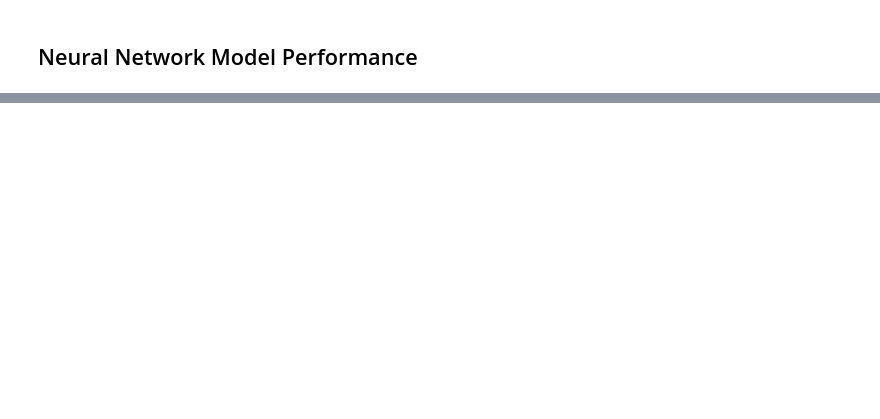
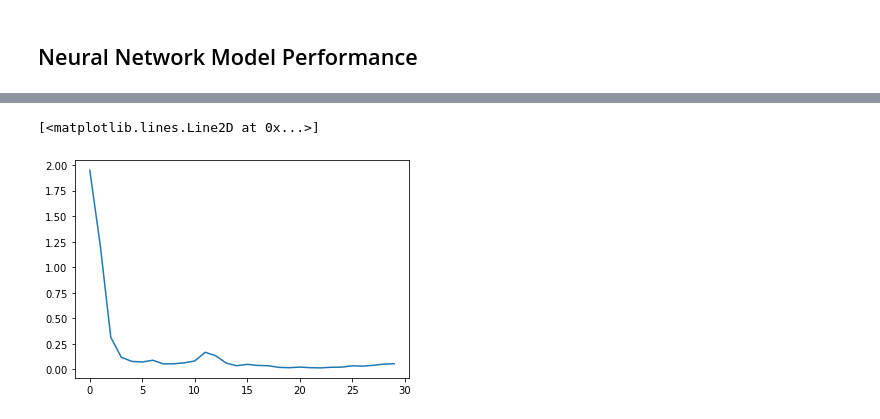
Before and after one commit to KiemNguyen/stock-market-prediction, a Jupyter notebook: stock_market_prediction.ipynb, the cells around one changed output, grey strips where cells are left out. Drawn from its saved outputs; the diff is of its cells as text; code cells hidden in the pictures; blank space fills up the shorter version.

```diff
--- a/stock_market_prediction.ipynb
+++ b/stock_market_prediction.ipynb
@@ -414,0 +417,11 @@ plt.show()
+# %%
+import keras.losses
+import tensorflow as tf
+
+def custom_loss(true_val, predict_val):
+    penalty = 500
+    loss = tf.where(tf.less(true_val * predict_val, 0), penalty * tf.square(true_val - predict_val), tf.square(true_val - predict_val))
+
+    return tf.reduce_mean(loss, axis=-1)
+
+keras.losses.custom_loss = custom_loss
@@ -414,0 +430,10 @@ plt.show()
+# %%
+nn2 = Sequential()
+nn2.add(Dense(500, input_dim=X_train_scale.shape[1], activation='relu'))
+#nn2.add(Dropout(0.25)) # add dropout to prevent overfitting
+nn2.add(Dense(50, activation='relu'))
+nn2.add(Dense(1, activation='linear'))
+
+# fit the neural network model with a mean squared error loss function
+nn2.compile(optimizer='adam', loss=custom_loss) # use the custom loss function instead of sme from the previous model
+history = nn2.fit(X_train_scale, y_train, epochs=30)
@@ -414,0 +458,6 @@ plt.show()
+# %%
+# check if the loss curve is flattened out to see if the neural net is sufficiently trained
+plt.plot(history.history['loss'])
+# %% [output]
+[<matplotlib.lines.Line2D at 0x...>]
+[figure, added]
```
Also changed, not shown: parts of 15 cells of this notebook.
